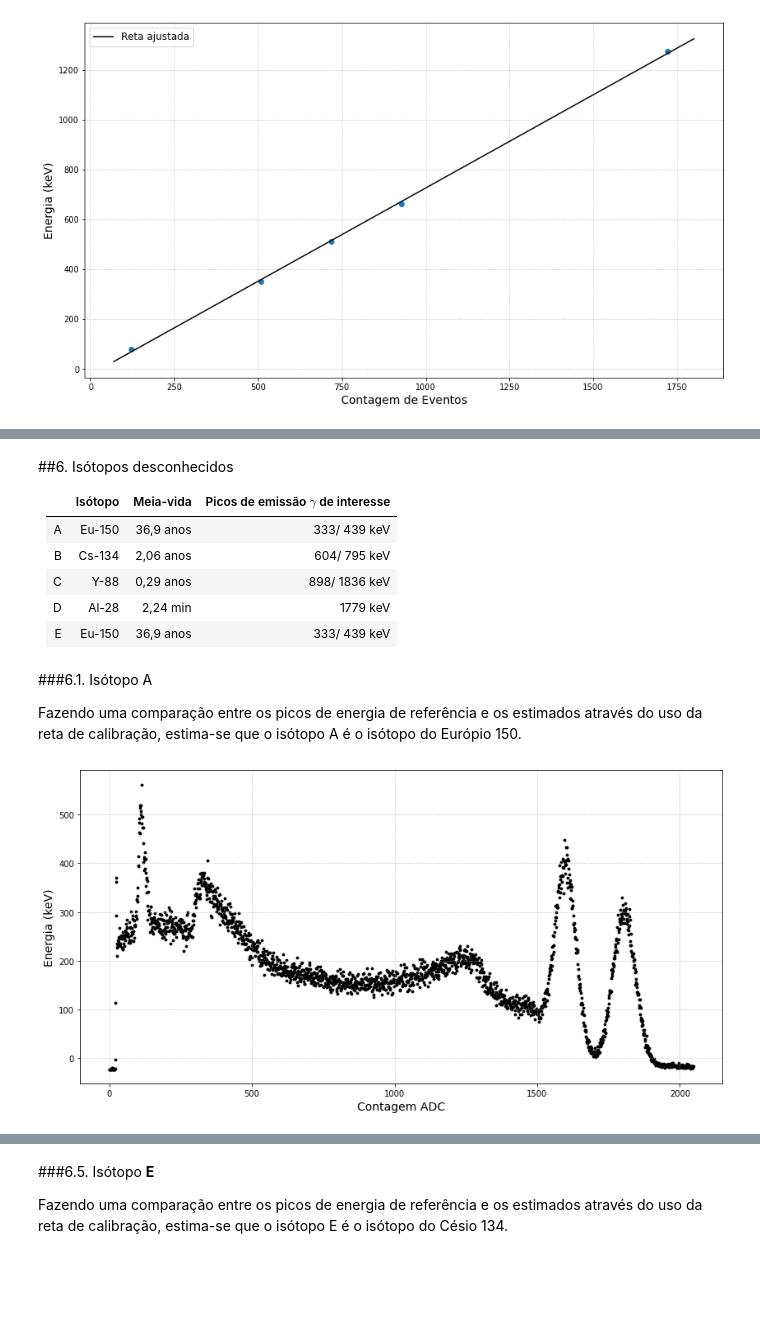
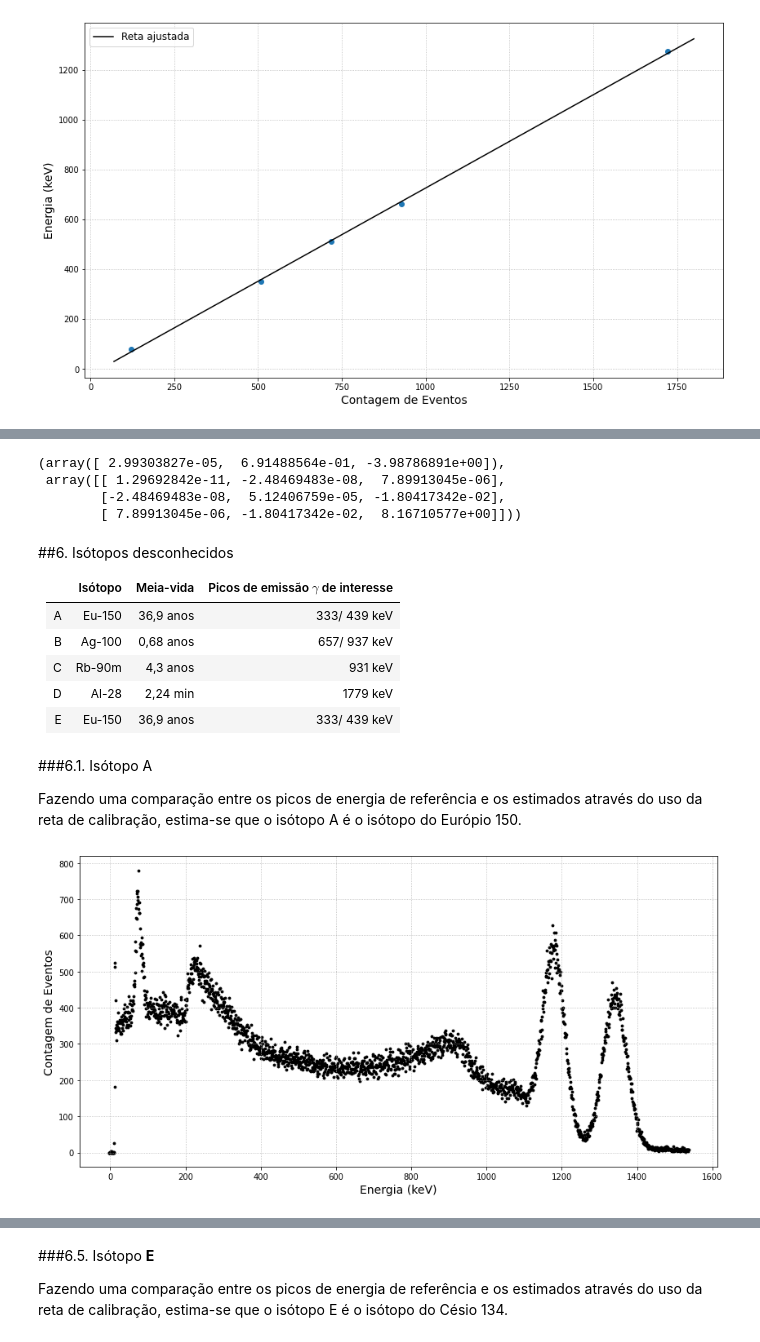
Before and after one commit to goulartsursula/DisciplinasUERJ, a Jupyter notebook: Estrutura da Materia 3/EspectroscopiaGama.ipynb, the cells around one changed output, grey strips where cells are left out. Drawn from its saved outputs; the diff is of its cells as text; code cells hidden in the pictures; blank space fills up the shorter version.

```diff
--- a/Estrutura da Materia 3/EspectroscopiaGama.ipynb
+++ b/Estrutura da Materia 3/EspectroscopiaGama.ipynb
@@ -449,0 +456,16 @@ plt.grid(linestyle='dotted')
+# %%
+means = [popt1Na22[1], popt2Na22[1], poptCs137[1], popt1Ba133[1], popt2Ba133[1]]
+sigmas = [popt1Na22[2], popt2Na22[2], poptCs137[2], popt1Ba133[2], popt2Ba133[2]]
+energy = [ 511, 1275, 662, 81, 353 ] #Energia de referência
+
+coef1, covar1 = np.polyfit(means, energy, 2, cov=True)
+p = np.poly1d(coef1)
+
+fig = plt.subplots(figsize=(14,8))
+x_reta = np.linspace(70, 1800)
+plt.scatter(means, energy)
+plt.plot(x_reta, p(x_reta), color='black', label='Reta ajustada')
+plt.xlabel('Contagem de Eventos', fontsize='14')
+plt.ylabel('Energia (keV)', fontsize='14')
+plt.legend(fontsize='12')
+plt.grid(linestyle='dotted')
@@ -450,12 +474,19 @@ plt.grid(linestyle='dotted')
+# %%
+coef1, covar1
+# %% [output]
+(array([ 2.99303827e-05,  6.91488564e-01, -3.98786891e+00]),
+ array([[ 1.29692842e-11, -2.48469483e-08,  7.89913045e-06],
+        [-2.48469483e-08,  5.12406759e-05, -1.80417342e-02],
+        [ 7.89913045e-06, -1.80417342e-02,  8.16710577e+00]]))
 # %% [markdown]
 ##6. Isótopos desconhecidos
 
 |     | Isótopo  |  Meia-vida  | Picos de emissão $\gamma$ de interesse |
 | :-: | :-----:  |  :-------:  | :------------------------------------: |
-| A   |  Eu-150  |  36,9 anos  | 333/ 439 keV                           |
-| B   |  Cs-134  |  2,06 anos  | 604/ 795 keV                           |
-| C   |  Y-88    |  0,29 anos  | 898/ 1836 keV                          |
-| D   |  Al-28   |  2,24 min   | 1779 keV                               |
+| A   |  Eu-150  |  36,9 anos  | 333/ 439 keV                      |
+| B   |  Ag-100  |  0,68 anos  | 657/ 937 keV                      |
+| C   |  Rb-90m    |  4,3 anos  | 931 keV                          |
+| D   |  Al-28   |  2,24 min   | 1779 keV                          |
 | E   |  Eu-150  |  36,9 anos  | 333/ 439 keV                           |
 # %% [markdown]
 ###6.1. Isótopo A
@@ -463,13 +494,13 @@ plt.grid(linestyle='dotted')
 Fazendo uma comparação entre os picos de energia de referência e os estimados através do uso da reta de calibração, estima-se que o isótopo A é o isótopo do Európio 150.
 # %%
 dataA = pd.read_table('A.tsv', skiprows=18)
-dataA['Energy'] = coef[0]*dataA['Counts'] + coef[1]
+dataA['Energy'] = coef1[0]*np.power(dataA['Chan'], 2) + coef1[1]*dataA['Chan'] + coef1[2]
 
 fig, ax = plt.subplots(figsize=(14,7))
-plt.scatter(dataA['Chan'], dataA['Energy'], s=8, color='black')
-plt.xlabel('Contagem ADC', fontsize='14')
-plt.ylabel('Energia (keV)', fontsize='14')
+plt.scatter(dataA['Energy'], dataA['Counts'], s=8, color='black')
+plt.ylabel('Contagem de Eventos', fontsize='14')
+plt.xlabel('Energia (keV)', fontsize='14')
 ax.text(1400, 700, '', bbox=dict(boxstyle='round', facecolor='white', alpha=0.5))
 plt.grid(linestyle='dotted')
 # %% [output]
-[figure, old version]
+[figure, new version]
```
Also changed, not shown: parts of 25 cells of this notebook.
